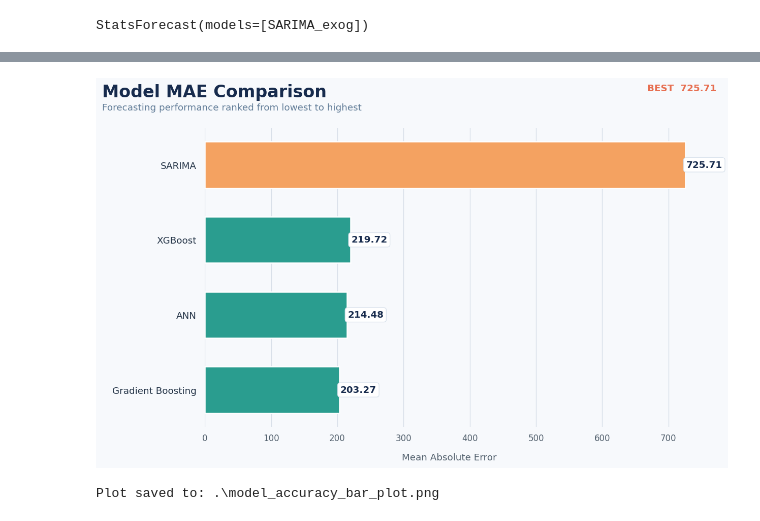
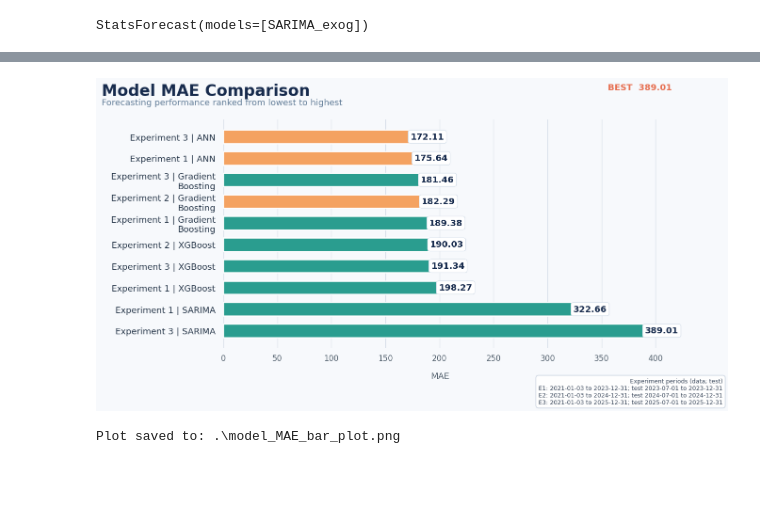
Before and after one commit to mahfuzurrahman8747/Time-series---Electricity-Demand-Forecasting-Hybrid-ML-Framework, a Jupyter notebook: final_model.ipynb, the cells around one changed output, grey strips where cells are left out. Saved outputs shown, nothing was run; the diff lists cells and outputs as text; code cells hidden in the pictures; blank space fills up the shorter version.

```diff
--- a/final_model.ipynb
+++ b/final_model.ipynb
@@ -835,13 +925,13 @@ y_pred_sarima = test_df['SARIMA_exog']
 # %%
-valid = test_df[["y", "SARIMA_exog"]].notna().all(axis=1)
+valid = sarima_test_df[["y", "SARIMA_exog"]].notna().all(axis=1)
 
 if valid.sum() == 0:
     raise ValueError(
         "SARIMA evaluation is empty: no matching forecast rows remained after aligning the test dates and filtering NaN predictions."
     )
 
-y_test = test_df.loc[valid, "y"].to_numpy()
-y_pred_sarima = test_df.loc[valid, "SARIMA_exog"].to_numpy()
+y_test_sarima = sarima_test_df.loc[valid, "y"].to_numpy()
+y_pred_sarima = sarima_test_df.loc[valid, "SARIMA_exog"].to_numpy()
 # %%
 y_test
 # %% [output]
@@ -999,15 +1213,20 @@ OUTPUT_DIR = '.'  # Save results to current directory
 os.makedirs(OUTPUT_DIR, exist_ok=True)
 # %%
 # ── 4. RESULTS TABLE ─────────────────────────────────────────────────────────
-df_res = pd.DataFrame(results).sort_values('MAE', ascending=False)
-df_res.insert(0, 'Rank', range(1, len(df_res) + 1))
+df_res = pd.DataFrame(results).sort_values(
+    ["Experiment", "MAE"], ascending=[True, True]
+).reset_index(drop=True)
+df_res.insert(
+    0,
+    "Rank",
+    df_res.groupby("Experiment")["MAE"].rank(method="dense").astype(int),
+)
 df_res['CI_Coverage_90pct'] = df_res.get('CI_Coverage_90pct', np.nan)
 
 print("\n" + "="*80)
-print("  ELECTRICITY DEMAND FORECASTING — ALL MODEL RESULTS")
+print("  ELECTRICITY DEMAND FORECASTING — RESULTS BY EXPERIMENT")
 print("="*80)
-print(df_res[['Rank','Model','MAE','RMSE','NRMSE','MAPE','R2',
-              'CI_Coverage_90pct']].to_string(index=False))
+print(df_res[['Experiment','Dataset','Test_Period','Rank','Model','MAE','RMSE','NRMSE','MAPE','R2','Bias','CI_Coverage_90pct']].to_string(index=False))
 print("="*80)
 
 df_res.to_csv(f'{OUTPUT_DIR}/model_results_top.csv', index=False)
@@ -1069,14 +1309,23 @@ shap.dependence_plot(
 # %%
-# Presentation-ready model accuracy ranking
+
 import textwrap
 from matplotlib import pyplot as plt
 
 plot_df = df_res.sort_values("MAE", ascending=True).copy()
-plot_df["Label"] = plot_df["Model"].map(
-    lambda name: "\n".join(textwrap.wrap(str(name), width=22))
+plot_df["Label"] = plot_df.apply(
+    lambda row: "\n".join(
+        textwrap.wrap(
+            f"Experiment {row['Experiment']} | {row['Model']}",
+            width=24,
+        )
+    ),
+    axis=1,
 )
 
-fig, ax = plt.subplots(figsize=(12, 7), facecolor="#F7F9FC")
+fig, ax = plt.subplots(
+    figsize=(12, max(6, 0.55 * len(plot_df))),
+    facecolor="#F7F9FC",
+)
 ax.set_facecolor("#F7F9FC")
 
 # Highlight the best model while keeping the remaining bars visually balanced.
@@ -1100,12 +1349,13 @@ ax.set_xlim(0, max(100, max_mae + 12))
 ax.xaxis.set_major_formatter(lambda value, position: f"{value:.0f}")
 ax.grid(axis="x", color="#CBD5E1", linewidth=0.8, alpha=0.7, zorder=0)
 ax.set_axisbelow(True)
+ax.invert_yaxis()
 
 for spine in ax.spines.values():
     spine.set_visible(False)
 ax.tick_params(axis="y", length=0, labelsize=11, colors="#243447", pad=10)
 ax.tick_params(axis="x", length=0, labelsize=10, colors="#52606D", pad=8)
-ax.set_xlabel("Mean Absolute Error", fontsize=11, color="#52606D", labelpad=12)
+ax.set_xlabel("MAE", fontsize=11, color="#52606D", labelpad=12)
 ax.set_ylabel("")
 
 for bar, mae in zip(bars, plot_df["MAE"]):
@@ -1125,36 +1375,37 @@ for bar, mae in zip(bars, plot_df["MAE"]):
             linewidth=0.8,
         ),
         clip_on=False,
     )
 
 fig.text(
     0.08, 0.96,
     "Model MAE Comparison",
     ha="left", va="top",
     fontsize=20, fontweight="bold", color="#172B4D",
 )
 fig.text(
     0.08, 0.915,
     "Forecasting performance ranked from lowest to highest",
     ha="left", va="top",
     fontsize=11, color="#627D98",
 )
 fig.text(
     0.92, 0.96,
     f"BEST  {max_mae:.2f}",
     ha="right", va="top",
     fontsize=11, fontweight="bold", color="#E76F51",
 )
 
 plt.tight_layout(rect=[0.08, 0.05, 0.94, 0.88])
+add_experiment_date_box(fig, plot_df["Experiment"].unique())
 
-output_path = os.path.join(OUTPUT_DIR, "model_accuracy_bar_plot.png")
+output_path = os.path.join(OUTPUT_DIR, "model_MAE_bar_plot.png")
 fig.savefig(output_path, dpi=300, bbox_inches="tight", facecolor=fig.get_facecolor())
 plt.show()
 print(f"Plot saved to: {output_path}")
 # %% [output]
-[figure, old version]
+[figure, new version]
-Plot saved to: .\model_accuracy_bar_plot.png
+Plot saved to: .\model_MAE_bar_plot.png
 # %%
 # ============================================================
 # RESEARCH PAPER VISUALIZATION SETUP
```
Also changed, not shown: parts of 78 cells of this notebook, 58 other files.
